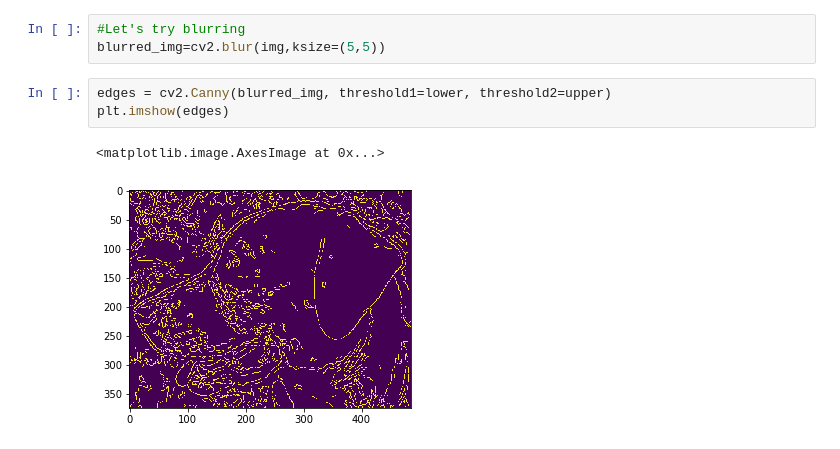
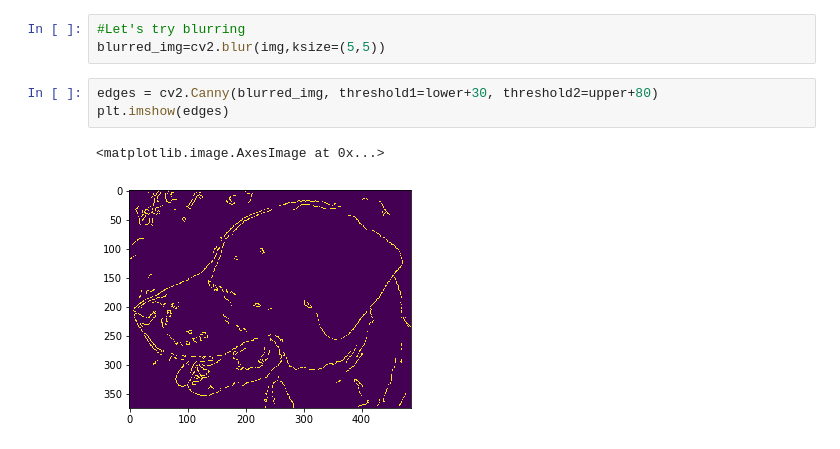
Before and after one commit to ujjwaltyagi2000/computer-vision-basics, a Jupyter notebook: object-detection/edge-detection.ipynb, the cells around one changed output. Saved outputs shown, nothing was run; the diff lists cells and outputs as text.

```diff
--- a/object-detection/edge-detection.ipynb
+++ b/object-detection/edge-detection.ipynb
@@ -96,8 +96,8 @@ plt.imshow(edges)
 #Let's try blurring
 blurred_img=cv2.blur(img,ksize=(5,5))
 # %%
-edges = cv2.Canny(blurred_img, threshold1=lower, threshold2=upper)
+edges = cv2.Canny(blurred_img, threshold1=lower+30, threshold2=upper+80)
 plt.imshow(edges)
 # %% [output]
 <matplotlib.image.AxesImage at 0x...>
-[figure, old version]
+[figure, new version]
```
